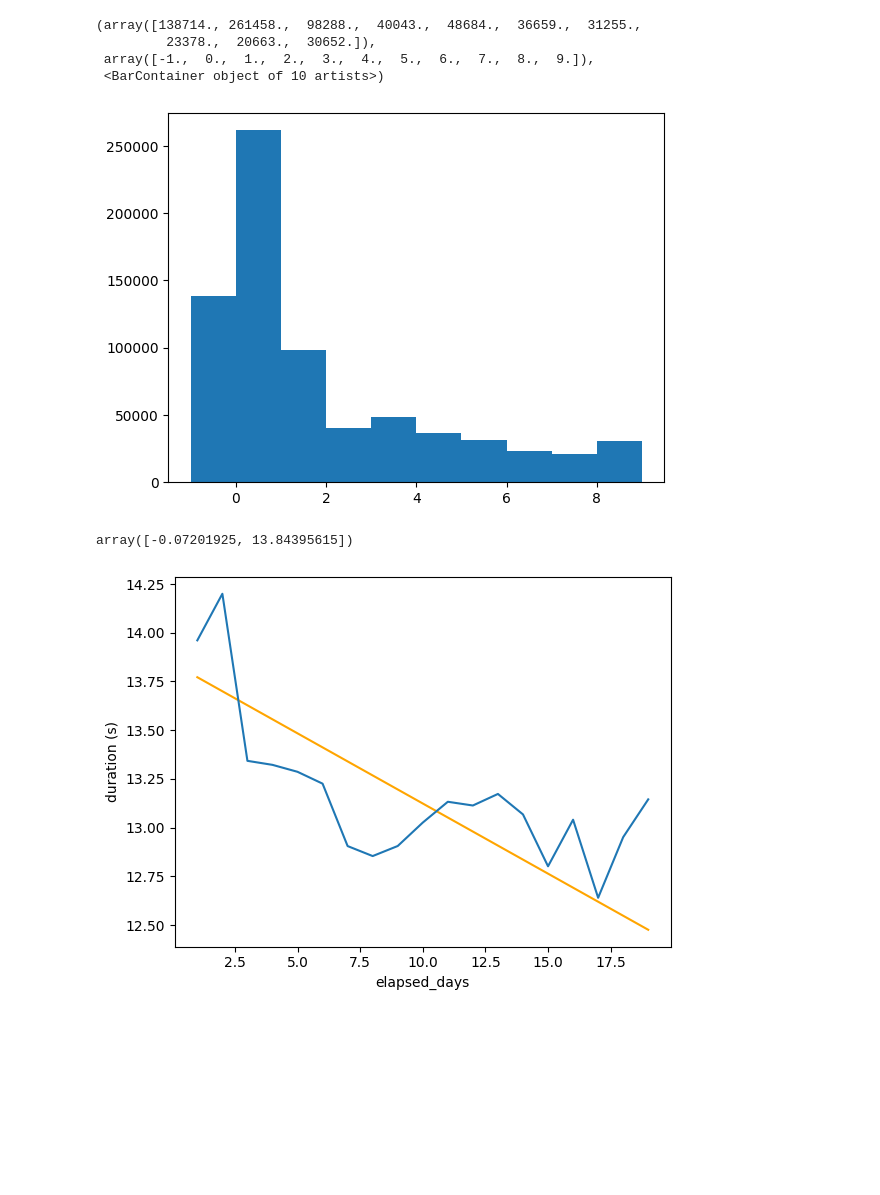
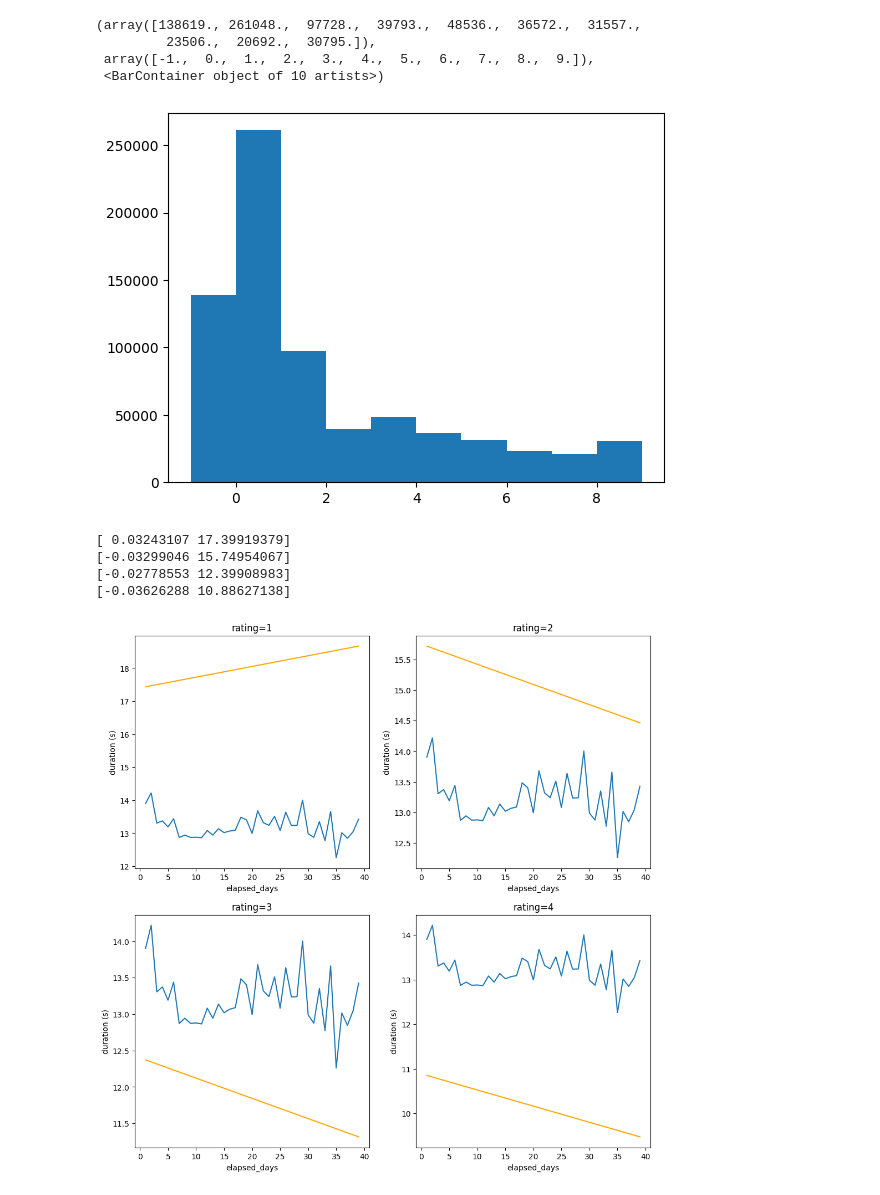
Before and after one commit to Luc-Mcgrady/anki-10k-notebooks, a Jupyter notebook: elapsed_days_duration.ipynb, the cells around one changed output. Drawn from its saved outputs; the diff is of its cells as text; code cells hidden in the pictures; blank space fills up the shorter version.

Commit message:
Separate ratings

```diff
--- a/elapsed_days_duration.ipynb
+++ b/elapsed_days_duration.ipynb
@@ -1,9 +1,9 @@
 # %%
 import pandas as pd
 
-# Load 100 cards reviews from each user
+# Load 100 cards' reviews from each user
 df = pd.read_parquet(
-    "../anki-revlogs-10k/revlogs", filters=[("card_id", "<", 100), ("duration", ">", 0), ("duration", "<=", 60_000)], columns=["elapsed_days", "duration"]
+    "../anki-revlogs-10k/revlogs", filters=[("card_id", "<", 100), ("duration", ">", 0), ("duration", "<=", 60_000)], columns=["elapsed_days", "duration", "rating"]
 )
 df.sort_values("elapsed_days", inplace=True)
 df = df.sample(1_000_000)
@@ -15,26 +15,34 @@ y = df["duration"] / 1000
 
 plt.hist(x[x < 10])
 # %% [output]
-(array([138714., 261458.,  98288.,  40043.,  48684.,  36659.,  31255.,
-         23378.,  20663.,  30652.]),
+(array([138619., 261048.,  97728.,  39793.,  48536.,  36572.,  31557.,
+         23506.,  20692.,  30795.]),
  array([-1.,  0.,  1.,  2.,  3.,  4.,  5.,  6.,  7.,  8.,  9.]),
  <BarContainer object of 10 artists>)
 [figure]
 # %%
-end = 20
+end = 40
 
 filtered_df = df[(df["elapsed_days"] > 0) & (df["elapsed_days"] < end)]
 
-x = filtered_df["elapsed_days"]
-y = filtered_df["duration"] / 1000
+def plot(df, axes, label):
+    x = df["elapsed_days"]
+    y = df["duration"] / 1000
 
-c = np.polyfit(x, y, 1)
-plt.plot(np.arange(1, end), np.polyval(c, np.arange(1, end)), color="orange")
-plt.plot(np.arange(1, end), filtered_df.groupby("elapsed_days")["duration"].mean() / 1000)
+    c = np.polyfit(x, y, 1)
+    axes.plot(np.arange(1, end), np.polyval(c, np.arange(1, end)), color="orange")
+    axes.plot(np.arange(1, end), filtered_df.groupby("elapsed_days")["duration"].mean() / 1000)
 
-plt.xlabel("elapsed_days")
-plt.ylabel("duration (s)")
-c
+    axes.set_title(f"{rating=}")
+    axes.set_xlabel("elapsed_days")
+    axes.set_ylabel("duration (s)")
+
+fig = plt.figure(figsize=(12, 12))
+for rating in range(1, 5):
+    plot(filtered_df[filtered_df["rating"] == rating], fig.add_subplot(2, 2, rating), rating)
 # %% [output]
-array([-0.07201925, 13.84395615])
+[ 0.03243107 17.39919379]
+[-0.03299046 15.74954067]
+[-0.02778553 12.39908983]
+[-0.03626288 10.88627138]
-[figure, old version]
+[figure, new version]
```
